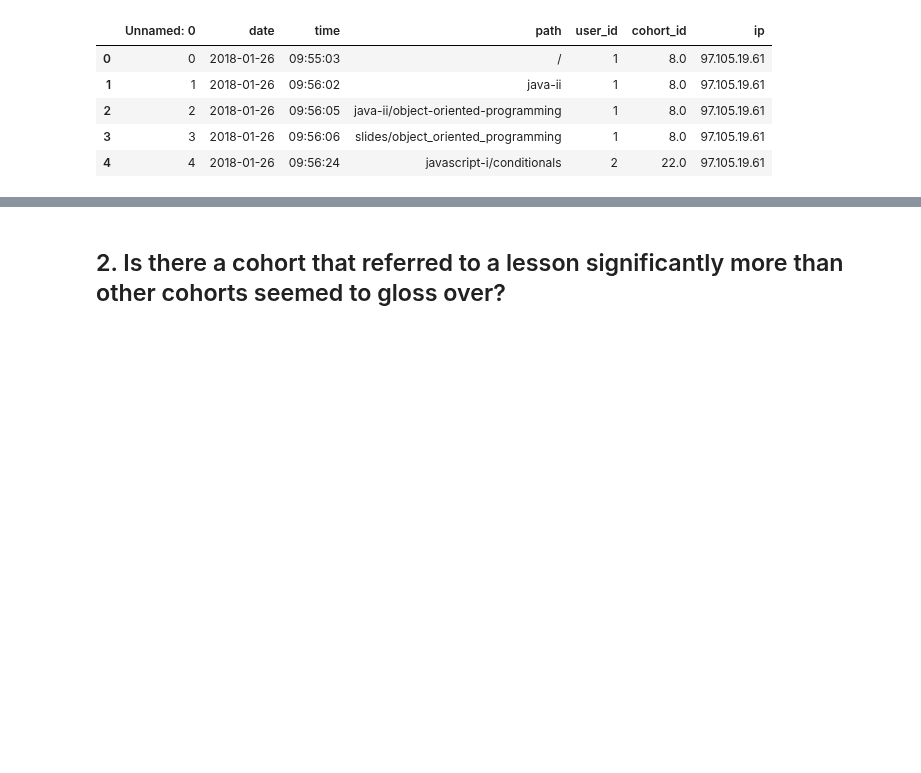
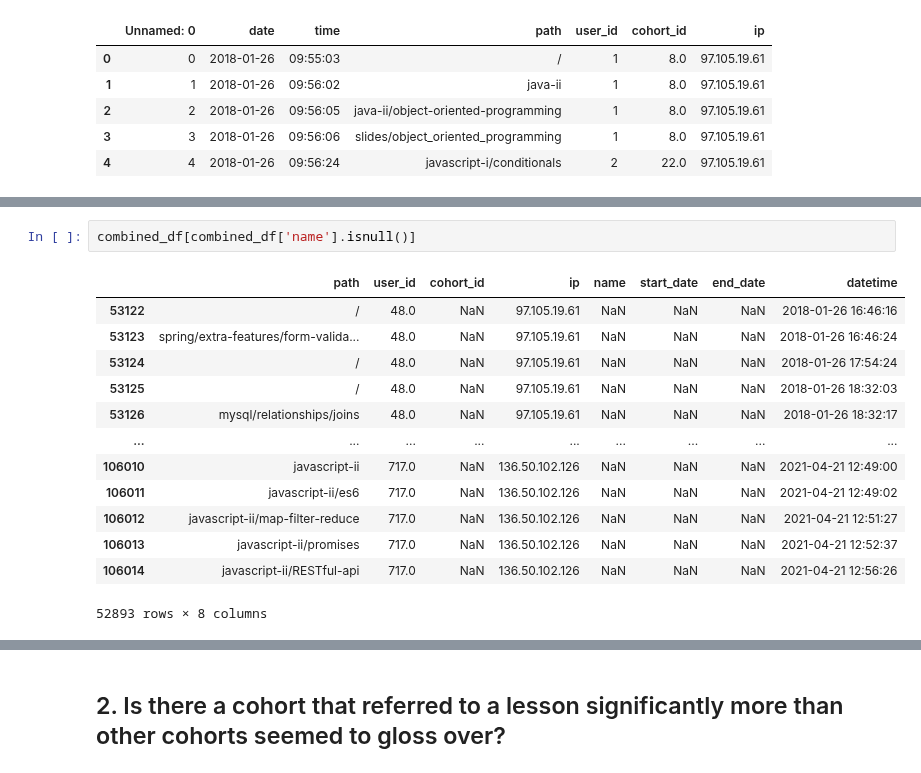
Before and after one commit to AACKV/anomaly_detection_project, a Jupyter notebook: arsenes_scratch_notebook.ipynb, the cells around one changed output, grey strips where cells are left out. Drawn from its saved outputs; the diff is of its cells as text; blank space fills up the shorter version.

```diff
--- a/arsenes_scratch_notebook.ipynb
+++ b/arsenes_scratch_notebook.ipynb
@@ -186,0 +322,16 @@ combined_df.head()
+# %%
+combined_df[combined_df['name'].isnull()]
+# %% [output]
+|  | path | user_id | cohort_id | ip | name | start_date | end_date | datetime |
+| 53122 | / | 48.0 | NaN | 97.105.19.61 | NaN | NaN | NaN | 2018-01-26 16:46:16 |
+| 53123 | spring/extra-features/form-valida... | 48.0 | NaN | 97.105.19.61 | NaN | NaN | NaN | 2018-01-26 16:46:24 |
+| 53124 | / | 48.0 | NaN | 97.105.19.61 | NaN | NaN | NaN | 2018-01-26 17:54:24 |
+| 53125 | / | 48.0 | NaN | 97.105.19.61 | NaN | NaN | NaN | 2018-01-26 18:32:03 |
+| 53126 | mysql/relationships/joins | 48.0 | NaN | 97.105.19.61 | NaN | NaN | NaN | 2018-01-26 18:32:17 |
+| ... | ... | ... | ... | ... | ... | ... | ... | ... |
+| 106010 | javascript-ii | 717.0 | NaN | 136.50.102.126 | NaN | NaN | NaN | 2021-04-21 12:49:00 |
+| 106011 | javascript-ii/es6 | 717.0 | NaN | 136.50.102.126 | NaN | NaN | NaN | 2021-04-21 12:49:02 |
+| 106012 | javascript-ii/map-filter-reduce | 717.0 | NaN | 136.50.102.126 | NaN | NaN | NaN | 2021-04-21 12:51:27 |
+| 106013 | javascript-ii/promises | 717.0 | NaN | 136.50.102.126 | NaN | NaN | NaN | 2021-04-21 12:52:37 |
+| 106014 | javascript-ii/RESTful-api | 717.0 | NaN | 136.50.102.126 | NaN | NaN | NaN | 2021-04-21 12:56:26 |
+52893 rows × 8 columns
```
Also changed, not shown: parts of 39 cells of this notebook.
